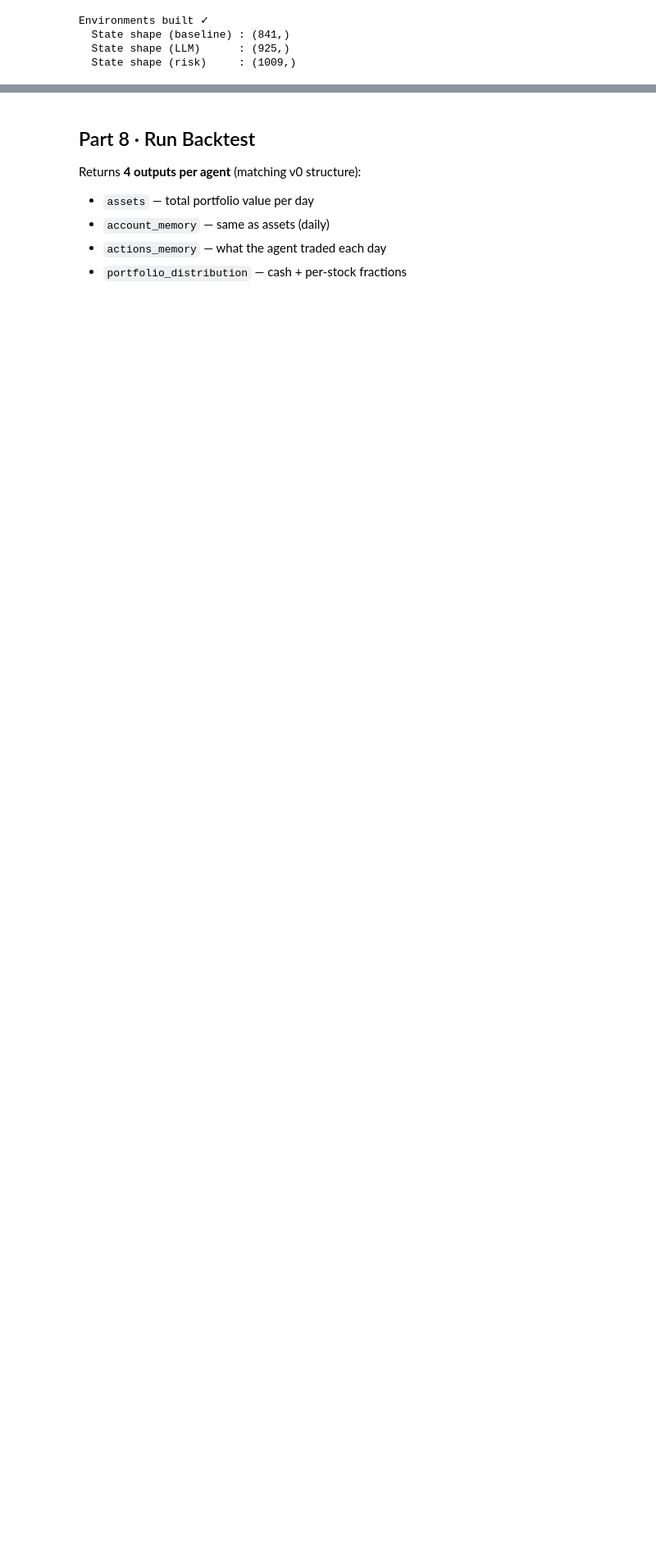
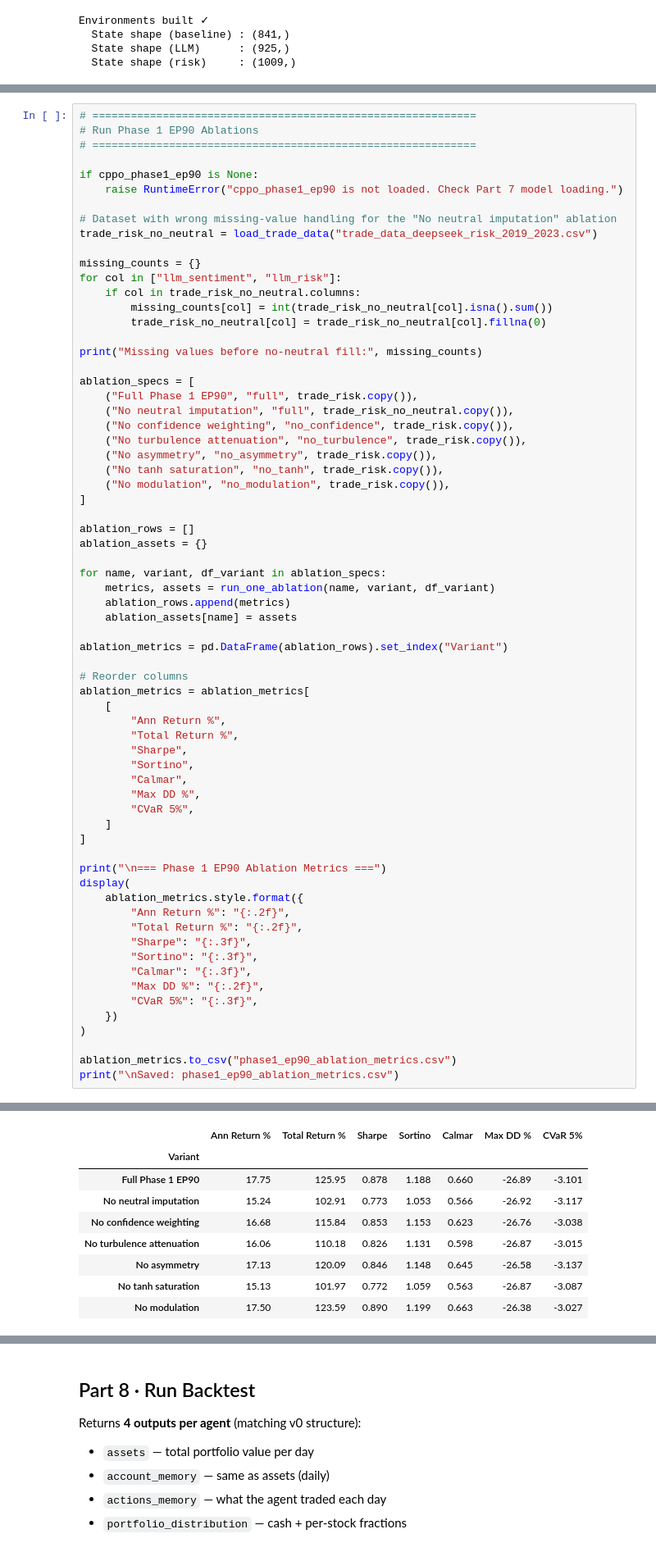
Before and after one commit to zaizou1003/finrl-deepseek-phase1, a Jupyter notebook: FinRL_DeepSeek_backtest_v3.ipynb, the cells around one changed output, grey strips where cells are left out. Shown at 82% size. Saved outputs shown, nothing was run; the diff lists cells and outputs as text; blank space fills up the shorter version.

```diff
--- a/FinRL_DeepSeek_backtest_v3.ipynb
+++ b/FinRL_DeepSeek_backtest_v3.ipynb
@@ -410,0 +630,68 @@ cppo_phase1_ep110 = load_model(
+# %%
+# ============================================================
+# Run Phase 1 EP90 Ablations
+# ============================================================
+
+if cppo_phase1_ep90 is None:
+    raise RuntimeError("cppo_phase1_ep90 is not loaded. Check Part 7 model loading.")
+
+# Dataset with wrong missing-value handling for the "No neutral imputation" ablation
+trade_risk_no_neutral = load_trade_data("trade_data_deepseek_risk_2019_2023.csv")
+
+missing_counts = {}
+for col in ["llm_sentiment", "llm_risk"]:
+    if col in trade_risk_no_neutral.columns:
+        missing_counts[col] = int(trade_risk_no_neutral[col].isna().sum())
+        trade_risk_no_neutral[col] = trade_risk_no_neutral[col].fillna(0)
+
+print("Missing values before no-neutral fill:", missing_counts)
+
+ablation_specs = [
+    ("Full Phase 1 EP90", "full", trade_risk.copy()),
+    ("No neutral imputation", "full", trade_risk_no_neutral.copy()),
+    ("No confidence weighting", "no_confidence", trade_risk.copy()),
+    ("No turbulence attenuation", "no_turbulence", trade_risk.copy()),
+    ("No asymmetry", "no_asymmetry", trade_risk.copy()),
+    ("No tanh saturation", "no_tanh", trade_risk.copy()),
+    ("No modulation", "no_modulation", trade_risk.copy()),
+]
+
+ablation_rows = []
+ablation_assets = {}
+
+for name, variant, df_variant in ablation_specs:
+    metrics, assets = run_one_ablation(name, variant, df_variant)
+    ablation_rows.append(metrics)
+    ablation_assets[name] = assets
+
+ablation_metrics = pd.DataFrame(ablation_rows).set_index("Variant")
+
+# Reorder columns
+ablation_metrics = ablation_metrics[
+    [
+        "Ann Return %",
+        "Total Return %",
+        "Sharpe",
+        "Sortino",
+        "Calmar",
+        "Max DD %",
+        "CVaR 5%",
+    ]
+]
+
+print("\n=== Phase 1 EP90 Ablation Metrics ===")
+display(
+    ablation_metrics.style.format({
+        "Ann Return %": "{:.2f}",
+        "Total Return %": "{:.2f}",
+        "Sharpe": "{:.3f}",
+        "Sortino": "{:.3f}",
+        "Calmar": "{:.3f}",
+        "Max DD %": "{:.2f}",
+        "CVaR 5%": "{:.3f}",
+    })
+)
+
+ablation_metrics.to_csv("phase1_ep90_ablation_metrics.csv")
+print("\nSaved: phase1_ep90_ablation_metrics.csv")
+# %% [output]
@@ -410,0 +716,9 @@ cppo_phase1_ep110 = load_model(
+|  | Ann Return % | Total Return % | Sharpe | Sortino | Calmar | Max DD % | CVaR 5% |
+| Variant |  |  |  |  |  |  |  |
+| Full Phase 1 EP90 | 17.75 | 125.95 | 0.878 | 1.188 | 0.660 | -26.89 | -3.101 |
+| No neutral imputation | 15.24 | 102.91 | 0.773 | 1.053 | 0.566 | -26.92 | -3.117 |
+| No confidence weighting | 16.68 | 115.84 | 0.853 | 1.153 | 0.623 | -26.76 | -3.038 |
+| No turbulence attenuation | 16.06 | 110.18 | 0.826 | 1.131 | 0.598 | -26.87 | -3.015 |
+| No asymmetry | 17.13 | 120.09 | 0.846 | 1.148 | 0.645 | -26.58 | -3.137 |
+| No tanh saturation | 15.13 | 101.97 | 0.772 | 1.059 | 0.563 | -26.87 | -3.087 |
+| No modulation | 17.50 | 123.59 | 0.890 | 1.199 | 0.663 | -26.38 | -3.027 |
```
Also changed, not shown: parts of 7 cells of this notebook.
